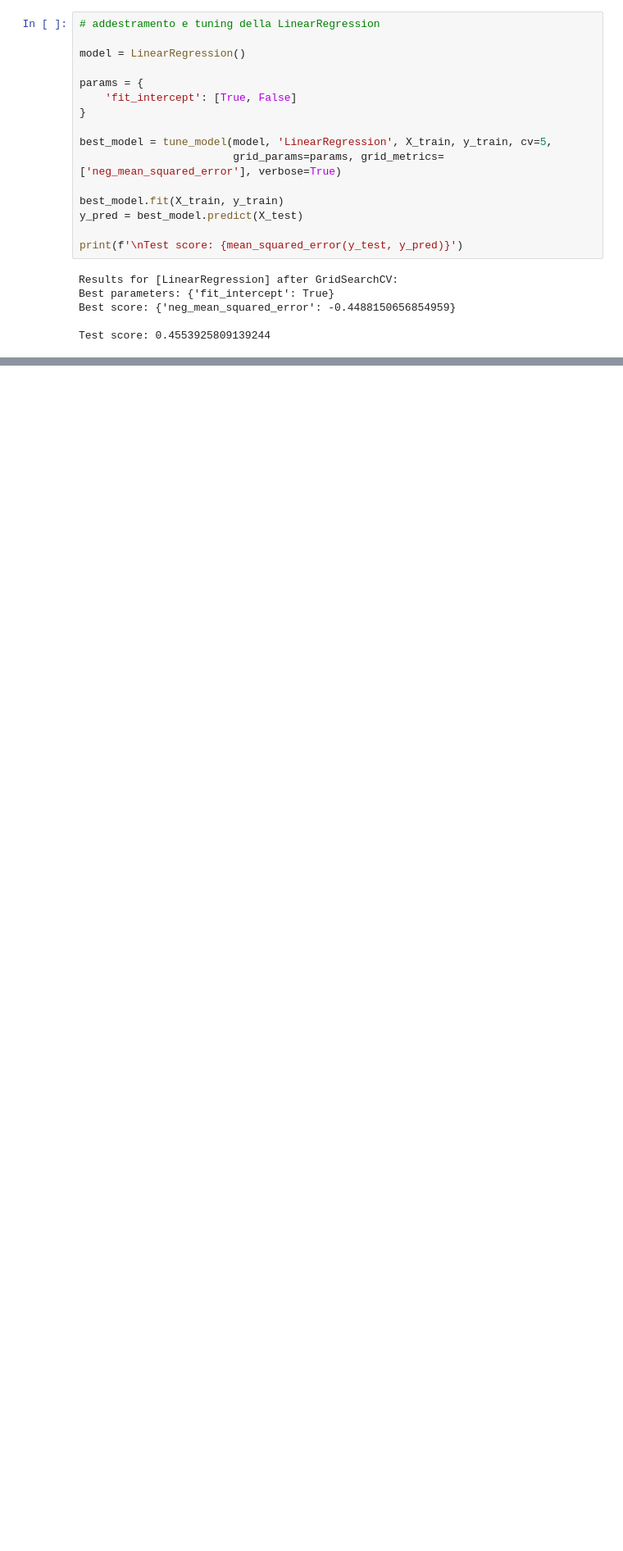
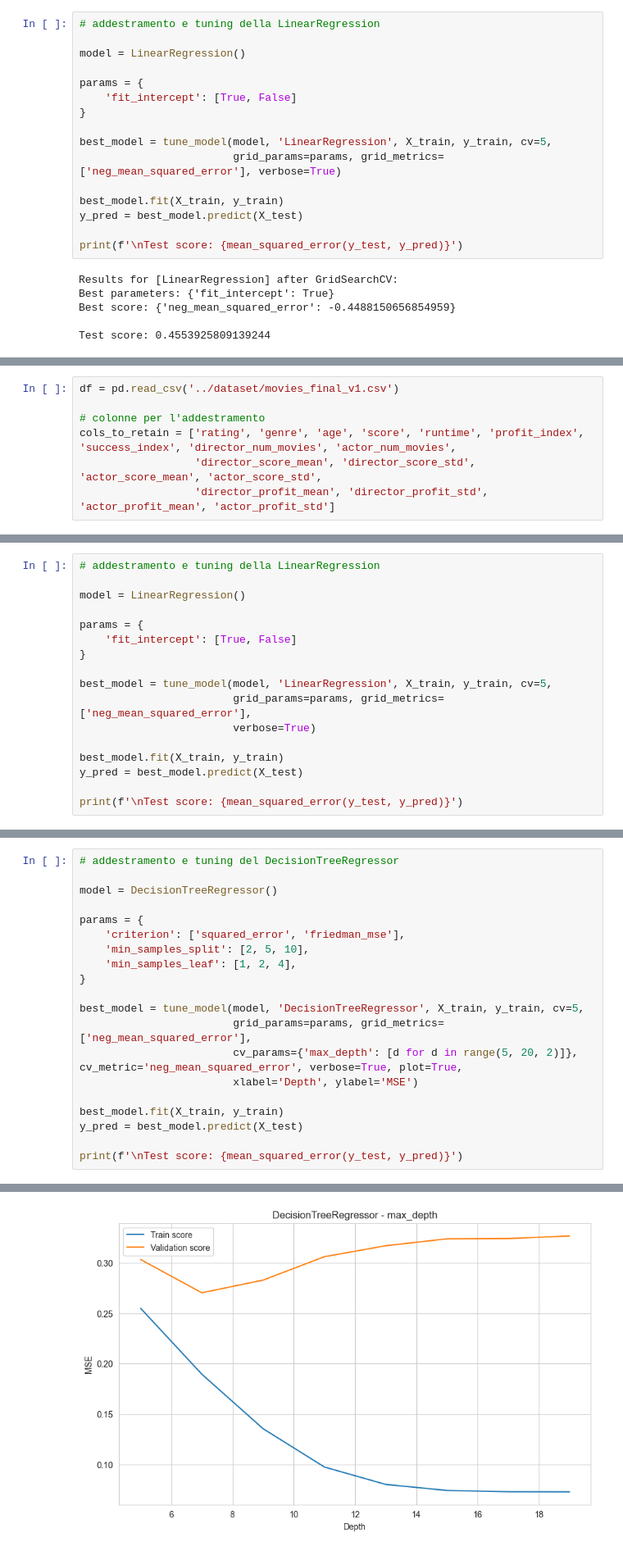
Before and after one commit to giosteh/ProgettoICon-MovieIndustryInsider, a Jupyter notebook: source/supervised.ipynb, the cells around one changed output, grey strips where cells are left out. Shown at 82% size. Drawn from its saved outputs; the diff is of its cells as text; blank space fills up the shorter version.

```diff
--- a/source/supervised.ipynb
+++ b/source/supervised.ipynb
@@ -187,0 +304,7 @@ Test score: 0.4553925809139244
+# %%
+df = pd.read_csv('../dataset/movies_final_v1.csv')
+
+# colonne per l'addestramento
+cols_to_retain = ['rating', 'genre', 'age', 'score', 'runtime', 'profit_index', 'success_index', 'director_num_movies', 'actor_num_movies',
+                  'director_score_mean', 'director_score_std', 'actor_score_mean', 'actor_score_std',
+                  'director_profit_mean', 'director_profit_std', 'actor_profit_mean', 'actor_profit_std']
@@ -187,0 +320,17 @@ Test score: 0.4553925809139244
+# %%
+# addestramento e tuning della LinearRegression
+
+model = LinearRegression()
+
+params = {
+    'fit_intercept': [True, False]
+}
+
+best_model = tune_model(model, 'LinearRegression', X_train, y_train, cv=5,
+                        grid_params=params, grid_metrics=['neg_mean_squared_error'],
+                        verbose=True)
+
+best_model.fit(X_train, y_train)
+y_pred = best_model.predict(X_test)
+
+print(f'\nTest score: {mean_squared_error(y_test, y_pred)}')
@@ -187,0 +343,21 @@ Test score: 0.4553925809139244
+# %%
+# addestramento e tuning del DecisionTreeRegressor
+
+model = DecisionTreeRegressor()
+
+params = {
+    'criterion': ['squared_error', 'friedman_mse'],
+    'min_samples_split': [2, 5, 10],
+    'min_samples_leaf': [1, 2, 4],
+}
+
+best_model = tune_model(model, 'DecisionTreeRegressor', X_train, y_train, cv=5,
+                        grid_params=params, grid_metrics=['neg_mean_squared_error'],
+                        cv_params={'max_depth': [d for d in range(5, 20, 2)]}, cv_metric='neg_mean_squared_error', verbose=True, plot=True,
+                        xlabel='Depth', ylabel='MSE')
+
+best_model.fit(X_train, y_train)
+y_pred = best_model.predict(X_test)
+
+print(f'\nTest score: {mean_squared_error(y_test, y_pred)}')
+# %% [output]
@@ -187,0 +370 @@ Test score: 0.4553925809139244
+[figure, added]
```
Also changed, not shown: parts of 9 cells of this notebook.
